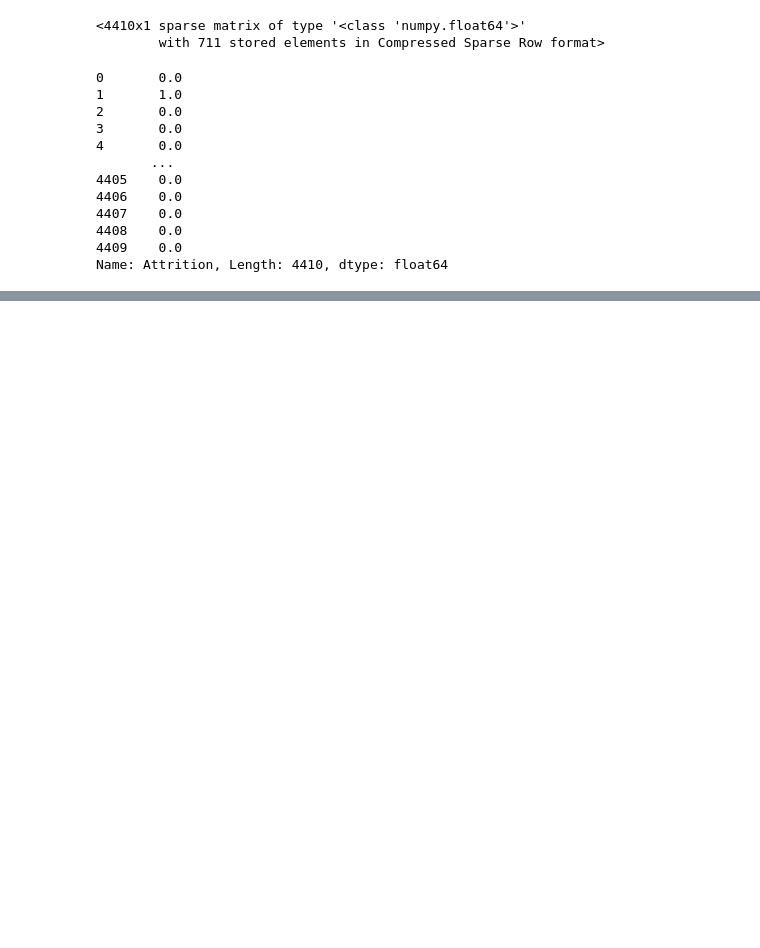
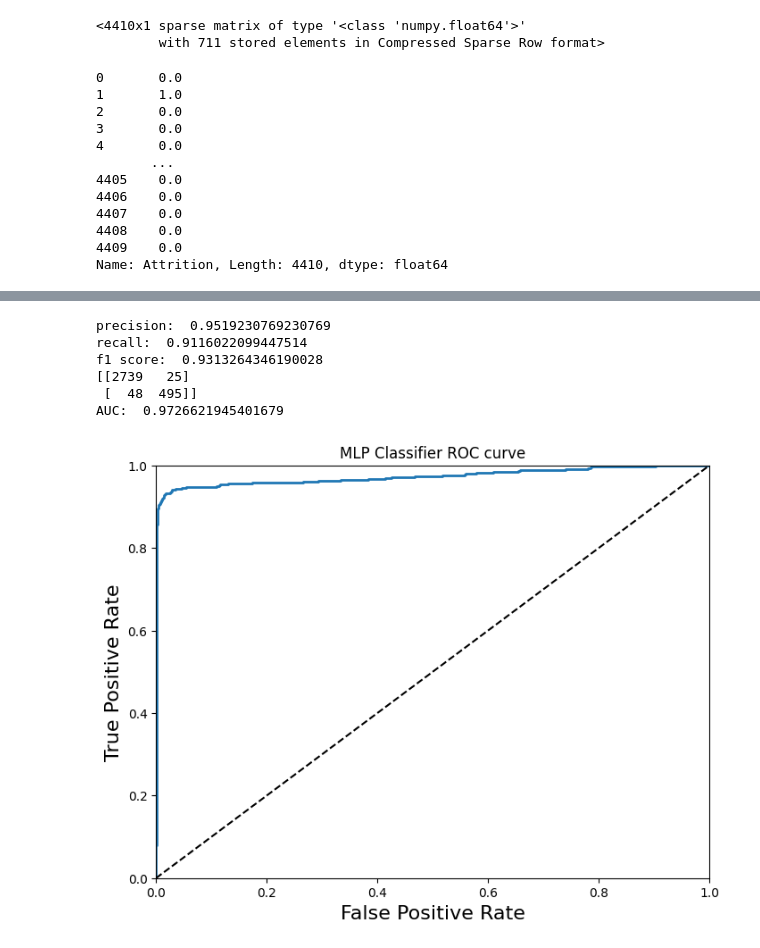
Before and after one commit to SwenA/AI-Project, a Jupyter notebook: project.ipynb, the cells around one changed output, grey strips where cells are left out. Drawn from its saved outputs; the diff is of its cells as text; code cells hidden in the pictures; blank space fills up the shorter version.

```diff
--- a/project.ipynb
+++ b/project.ipynb
@@ -289,0 +329,19 @@ roc_auc_score(y_train, y_scores)
+# %%
+from sklearn.neural_network import MLPClassifier
+
+mlp_clf = MLPClassifier(max_iter=1000, random_state=42)
+
+param_distribs = {
+    'hidden_layer_sizes': [(50,), (100,), (50, 50), (100, 50)],
+    'activation': ['relu', 'tanh'],
+    'solver': ['sgd', 'adam'],
+}
+
+rnd_search_cv = RandomizedSearchCV(mlp_clf, param_distribs, n_iter=30, cv=3, random_state=42, verbose=2)
+
+rnd_search_cv.fit(X_prepared, y_train)
+
+print("Meilleurs paramètres:", rnd_search_cv.best_params_)
+print("Meilleur score:", rnd_search_cv.best_score_)
+
+best_mlp_clf = rnd_search_cv.best_estimator_
@@ -290,3 +366,13 @@ roc_auc_score(y_train, y_scores)
+# %%
+cross_validation_predict(mlp_clf, X_prepared, y_train, cv=8, method='predict_proba', label='MLP Classifier')
+# %% [output]
+precision:  0.9519230769230769
+recall:  0.9116022099447514
+f1 score:  0.9313264346190028
+[[2739   25]
+ [  48  495]]
+AUC:  0.9726621945401679
+[figure, added]
 # %%
 import seaborn as sns
 
```
Also changed, not shown: parts of 14 cells of this notebook.
